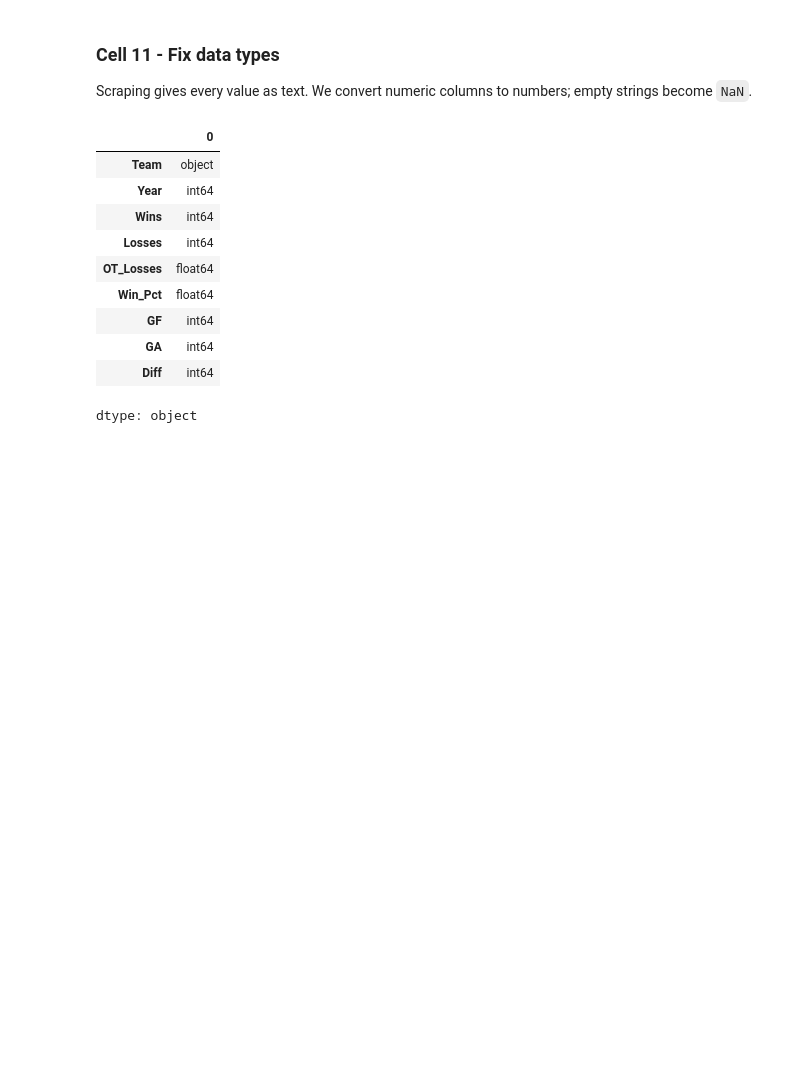
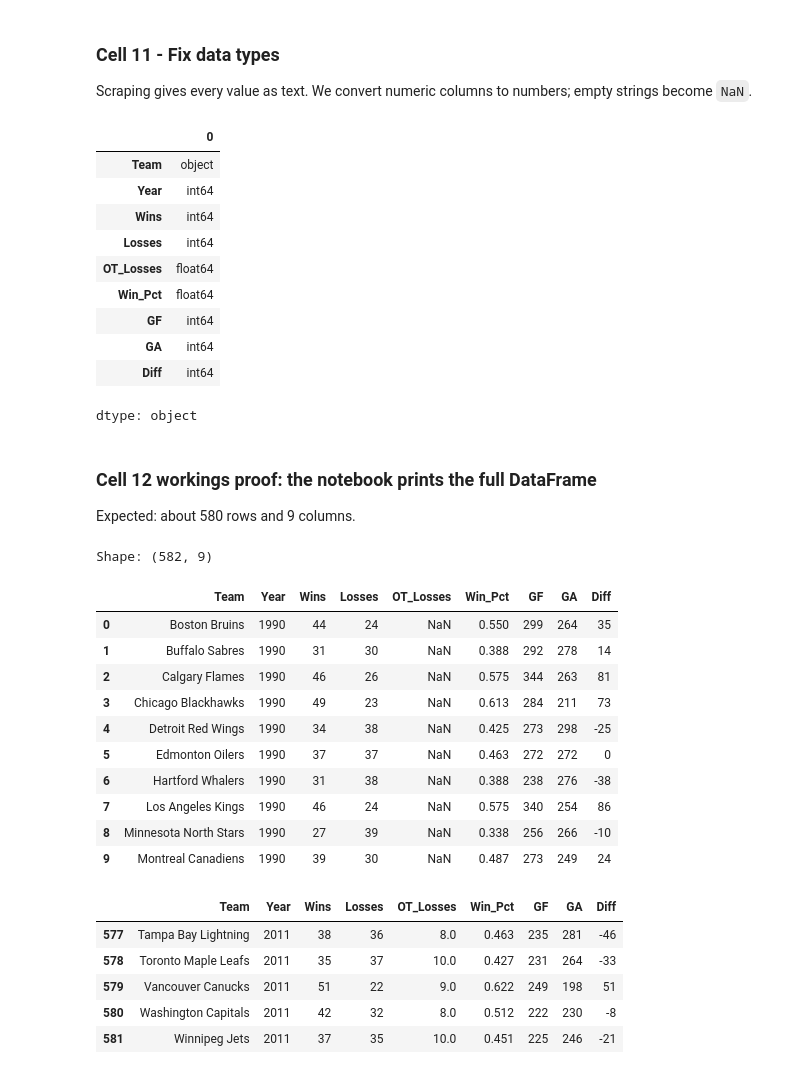
Before and after one commit to nadayali710-spec/Programming-For-AI-Project, a Jupyter notebook: Hockey_Project.ipynb, the cells around one changed output. Saved outputs shown, nothing was run; the diff lists cells and outputs as text; code cells hidden in the pictures; blank space fills up the shorter version.

```diff
--- a/Hockey_Project.ipynb
+++ b/Hockey_Project.ipynb
@@ -244,3 +244,29 @@ df_raw.dtypes
 | GA | int64 |
 | Diff | int64 |
 dtype: object
+# %% [markdown]
+### Cell 12  workings proof: the notebook prints the full DataFrame
+Expected: about 580 rows and 9 columns.
+# %%
+print("Shape:", df_raw.shape)
+display(df_raw.head(10))
+display(df_raw.tail(5))
+# %% [output]
+Shape: (582, 9)
+|  | Team | Year | Wins | Losses | OT_Losses | Win_Pct | GF | GA | Diff |
+| 0 | Boston Bruins | 1990 | 44 | 24 | NaN | 0.550 | 299 | 264 | 35 |
+| 1 | Buffalo Sabres | 1990 | 31 | 30 | NaN | 0.388 | 292 | 278 | 14 |
+| 2 | Calgary Flames | 1990 | 46 | 26 | NaN | 0.575 | 344 | 263 | 81 |
+| 3 | Chicago Blackhawks | 1990 | 49 | 23 | NaN | 0.613 | 284 | 211 | 73 |
+| 4 | Detroit Red Wings | 1990 | 34 | 38 | NaN | 0.425 | 273 | 298 | -25 |
+| 5 | Edmonton Oilers | 1990 | 37 | 37 | NaN | 0.463 | 272 | 272 | 0 |
+| 6 | Hartford Whalers | 1990 | 31 | 38 | NaN | 0.388 | 238 | 276 | -38 |
+| 7 | Los Angeles Kings | 1990 | 46 | 24 | NaN | 0.575 | 340 | 254 | 86 |
+| 8 | Minnesota North Stars | 1990 | 27 | 39 | NaN | 0.338 | 256 | 266 | -10 |
+| 9 | Montreal Canadiens | 1990 | 39 | 30 | NaN | 0.487 | 273 | 249 | 24 |
+|  | Team | Year | Wins | Losses | OT_Losses | Win_Pct | GF | GA | Diff |
+| 577 | Tampa Bay Lightning | 2011 | 38 | 36 | 8.0 | 0.463 | 235 | 281 | -46 |
+| 578 | Toronto Maple Leafs | 2011 | 35 | 37 | 10.0 | 0.427 | 231 | 264 | -33 |
+| 579 | Vancouver Canucks | 2011 | 51 | 22 | 9.0 | 0.622 | 249 | 198 | 51 |
+| 580 | Washington Capitals | 2011 | 42 | 32 | 8.0 | 0.512 | 222 | 230 | -8 |
+| 581 | Winnipeg Jets | 2011 | 37 | 35 | 10.0 | 0.451 | 225 | 246 | -21 |
```
